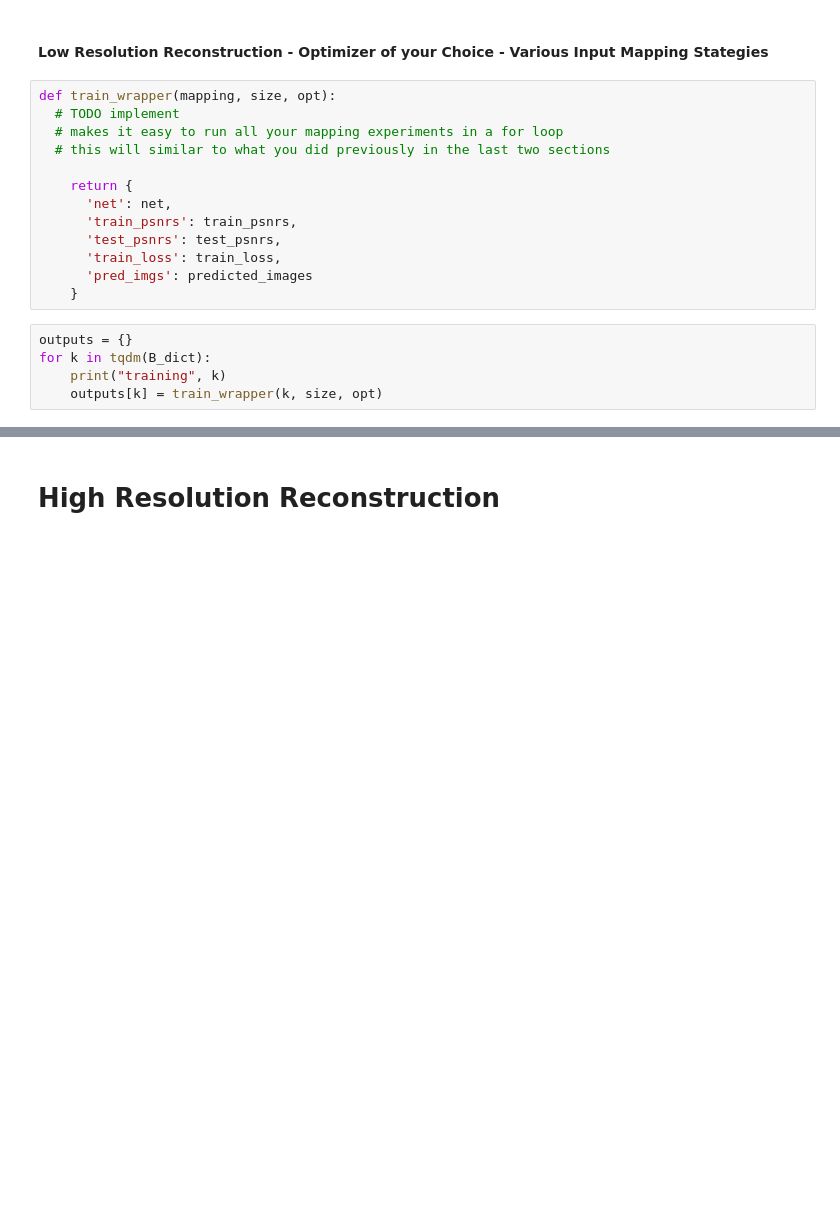
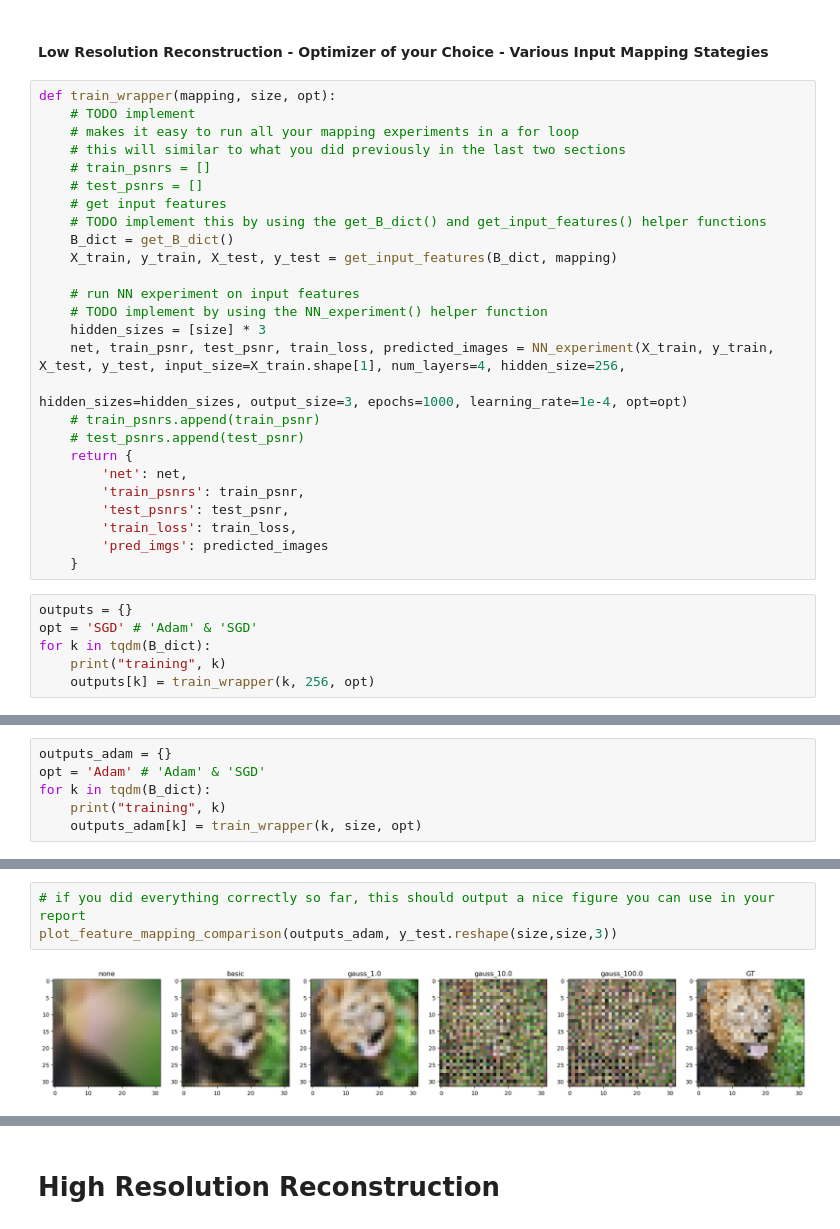
Before and after one commit to zihengjackchen/CS444-Deep-Learning, a Jupyter notebook: assignment2/neural_network.ipynb, the cells around one changed output, grey strips where cells are left out. Cells and saved outputs as stored; diff of their text form; blank space fills up the shorter version.

```diff
--- a/assignment2/neural_network.ipynb
+++ b/assignment2/neural_network.ipynb
@@ -333,19 +368,33 @@ plot_reconstruction_progress(predicted_images, y_test)
 #### Low Resolution Reconstruction - Optimizer of your Choice - Various Input Mapping Stategies
 # %%
 def train_wrapper(mapping, size, opt):
-  # TODO implement
-  # makes it easy to run all your mapping experiments in a for loop
-  # this will similar to what you did previously in the last two sections
+    # TODO implement
+    # makes it easy to run all your mapping experiments in a for loop
+    # this will similar to what you did previously in the last two sections
+    # train_psnrs = []
+    # test_psnrs = []
+    # get input features
+    # TODO implement this by using the get_B_dict() and get_input_features() helper functions
+    B_dict = get_B_dict()
+    X_train, y_train, X_test, y_test = get_input_features(B_dict, mapping)
 
+    # run NN experiment on input features
+    # TODO implement by using the NN_experiment() helper function
+    hidden_sizes = [size] * 3
+    net, train_psnr, test_psnr, train_loss, predicted_images = NN_experiment(X_train, y_train, X_test, y_test, input_size=X_train.shape[1], num_layers=4, hidden_size=256,
+                                                                          hidden_sizes=hidden_sizes, output_size=3, epochs=1000, learning_rate=1e-4, opt=opt)
+    # train_psnrs.append(train_psnr)
+    # test_psnrs.append(test_psnr)
     return {
-      'net': net,
-      'train_psnrs': train_psnrs,
-      'test_psnrs': test_psnrs,
-      'train_loss': train_loss,
-      'pred_imgs': predicted_images
+        'net': net,
+        'train_psnrs': train_psnr,
+        'test_psnrs': test_psnr,
+        'train_loss': train_loss,
+        'pred_imgs': predicted_images
     }
 # %%
 outputs = {}
+opt = 'SGD' # 'Adam' & 'SGD'
 for k in tqdm(B_dict):
     print("training", k)
-    outputs[k] = train_wrapper(k, size, opt)
+    outputs[k] = train_wrapper(k, 256, opt)
@@ -354,0 +458,6 @@ plot_feature_mapping_comparison(outputs, y_test.reshape(size,size,3))
+# %%
+outputs_adam = {}
+opt = 'Adam' # 'Adam' & 'SGD'
+for k in tqdm(B_dict):
+    print("training", k)
+    outputs_adam[k] = train_wrapper(k, size, opt)
@@ -354,0 +515,5 @@ plot_feature_mapping_comparison(outputs, y_test.reshape(size,size,3))
+# %%
+# if you did everything correctly so far, this should output a nice figure you can use in your report
+plot_feature_mapping_comparison(outputs_adam, y_test.reshape(size,size,3))
+# %% [output]
+[figure, added]
```
Also changed, not shown: parts of 40 cells of this notebook, 2 other files.
